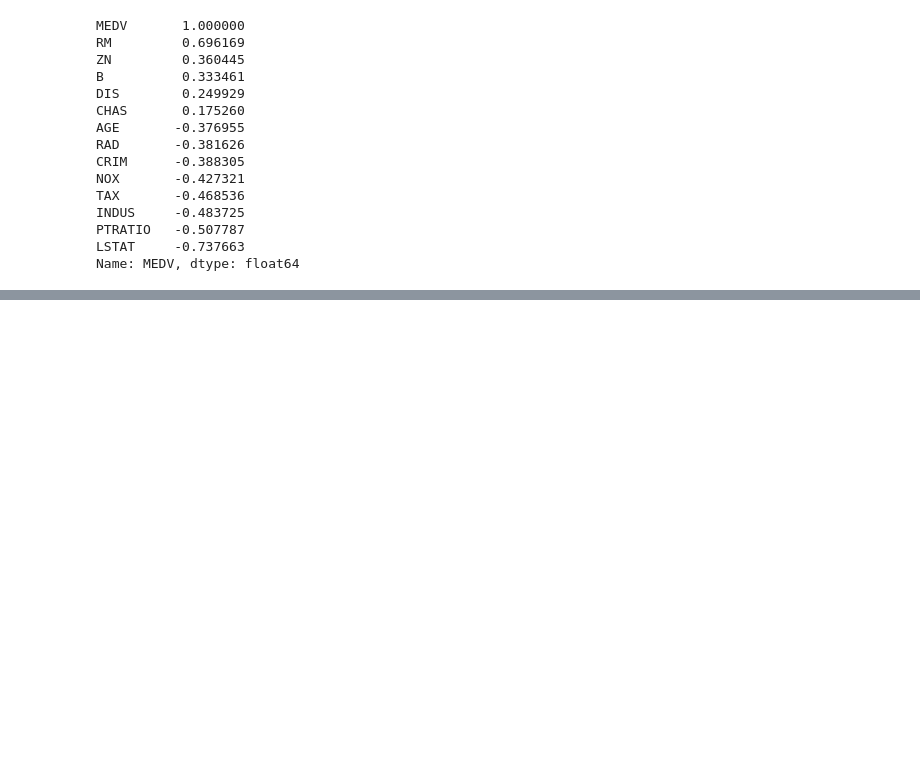
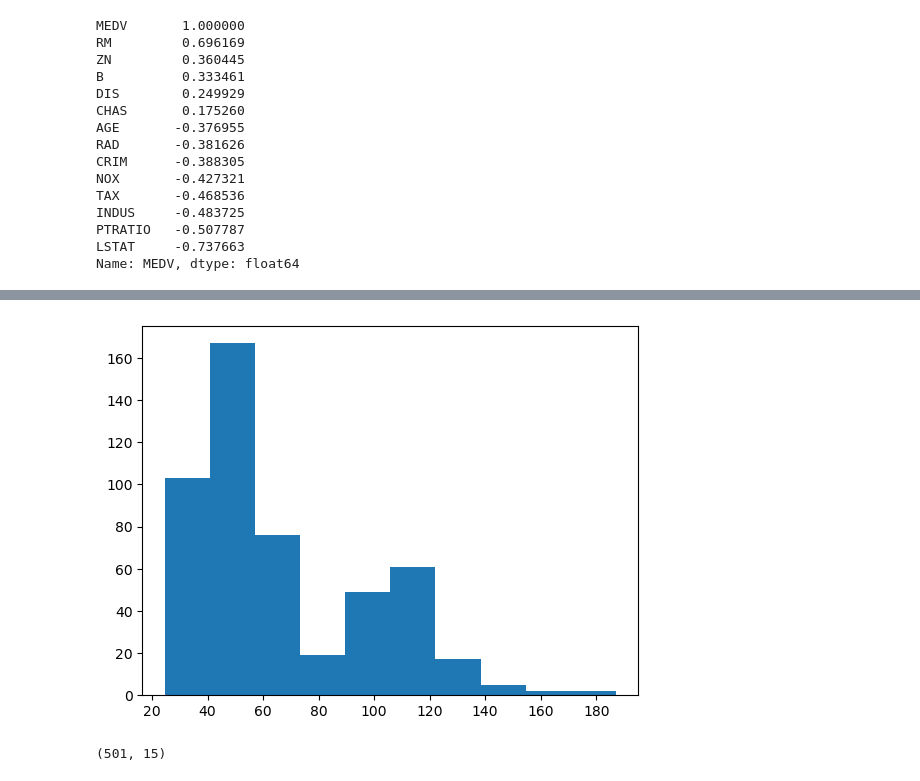
Before and after one commit to nomankhokhar/data_science_learning, a Jupyter notebook: Machine Learning Project One.ipynb, the cells around one changed output, grey strips where cells are left out. Cells and saved outputs as stored; diff of their text form; code cells hidden in the pictures; blank space fills up the shorter version.

```diff
--- a/Machine Learning Project One.ipynb
+++ b/Machine Learning Project One.ipynb
@@ -161,0 +162,3 @@ array([[<Axes: xlabel='MEDV', ylabel='MEDV'>,
+# %%
+housing['TAXRN'] =  housing['TAX'] / housing['RM']
+housing.head()
@@ -161,0 +172,11 @@ array([[<Axes: xlabel='MEDV', ylabel='MEDV'>,
+# %%
+import matplotlib.pyplot as plt
+
+plt.hist(housing['TAXRN']);
+# %% [output]
+[figure, added]
+# %%
+a = housing.dropna(subset=['RM'])
+a.shape
+# %% [output]
+(501, 15)
```
Also changed, not shown: parts of 6 cells of this notebook, 1 other file.
